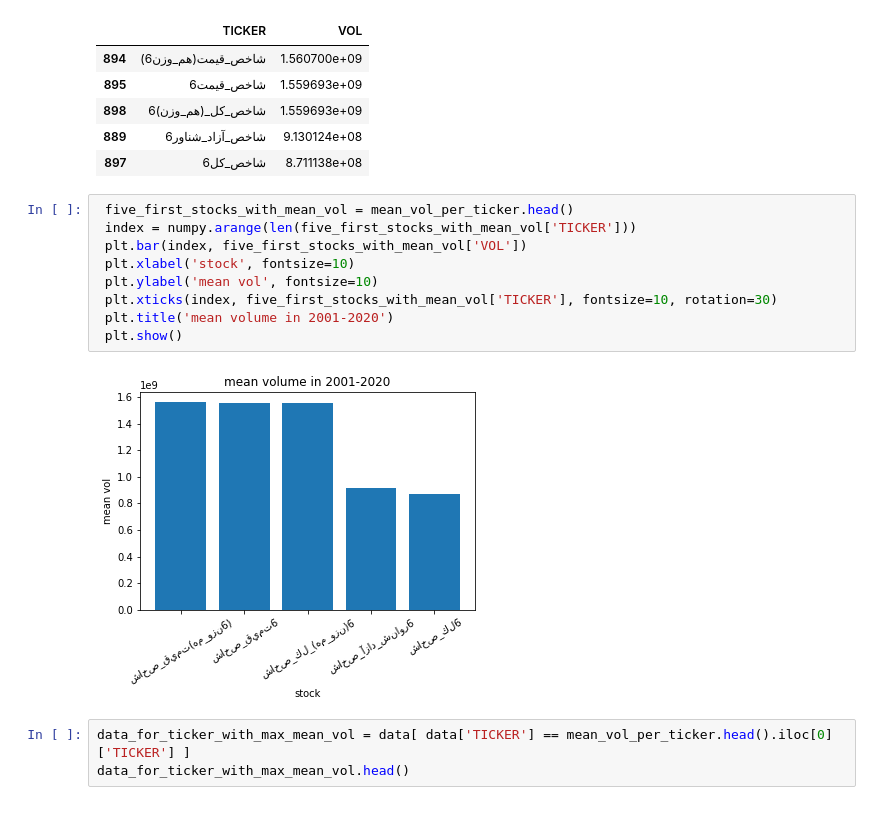
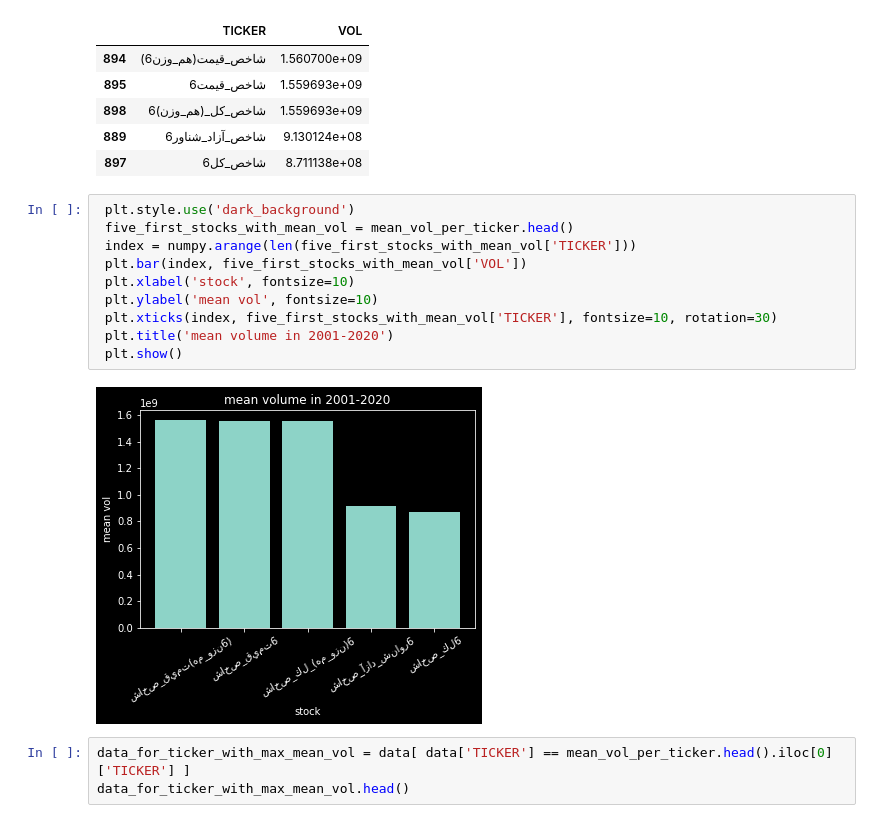
Before and after one commit to Ayazdani1997/stock-feature-prediction-final-pro, a Jupyter notebook: Phase1_OCHLV.ipynb, the cells around one changed output. Drawn from its saved outputs; the diff is of its cells as text.

```diff
--- a/Phase1_OCHLV.ipynb
+++ b/Phase1_OCHLV.ipynb
@@ -43,16 +43,17 @@ mean_vol_per_ticker.head()
 | 889 | شاخص_آزاد_شناور6 | 9.130124e+08 |
 | 897 | شاخص_كل6 | 8.711138e+08 |
 # %%
+ plt.style.use('dark_background')
  five_first_stocks_with_mean_vol = mean_vol_per_ticker.head()
  index = numpy.arange(len(five_first_stocks_with_mean_vol['TICKER']))
  plt.bar(index, five_first_stocks_with_mean_vol['VOL'])
  plt.xlabel('stock', fontsize=10)
  plt.ylabel('mean vol', fontsize=10)
  plt.xticks(index, five_first_stocks_with_mean_vol['TICKER'], fontsize=10, rotation=30)
  plt.title('mean volume in 2001-2020')
  plt.show()
 # %% [output]
-[figure, old version]
+[figure, new version]
 # %%
 data_for_ticker_with_max_mean_vol = data[ data['TICKER'] == mean_vol_per_ticker.head().iloc[0]['TICKER'] ]
 data_for_ticker_with_max_mean_vol.head()
```
Also changed, not shown: parts of 1 cell of this notebook.
